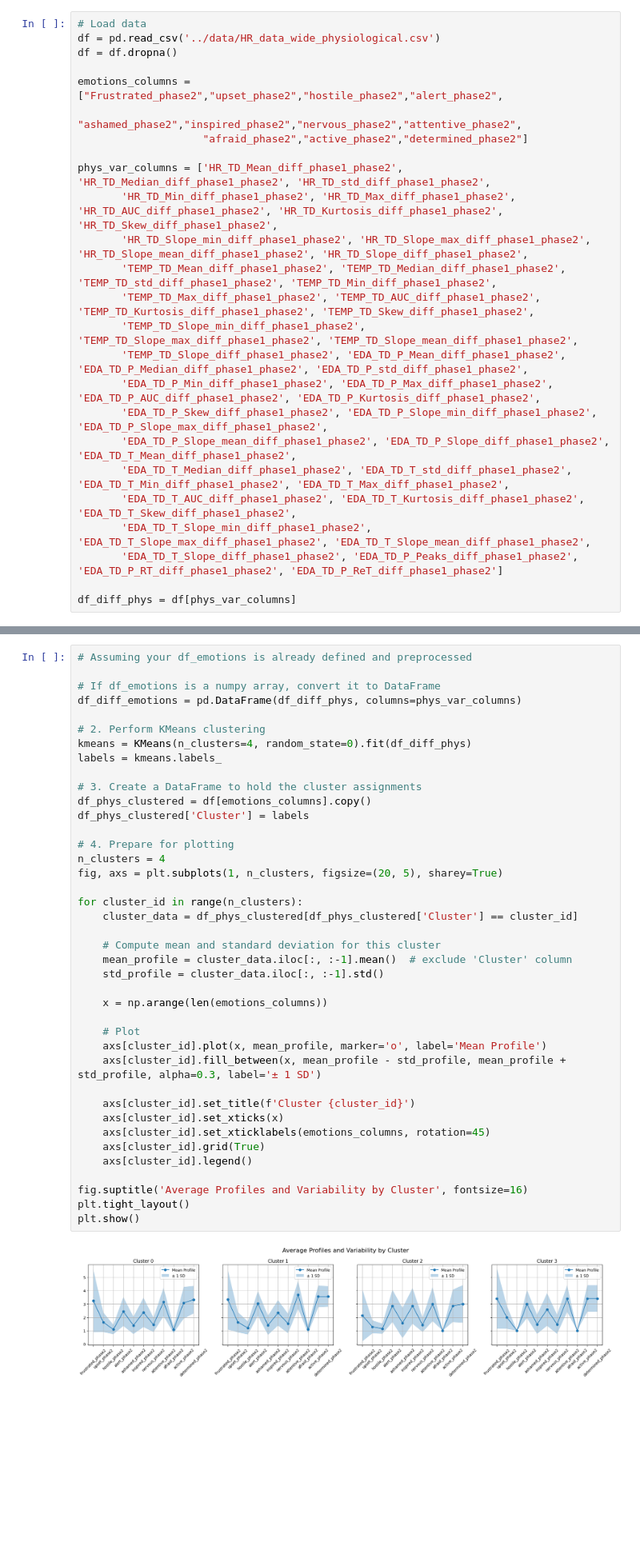
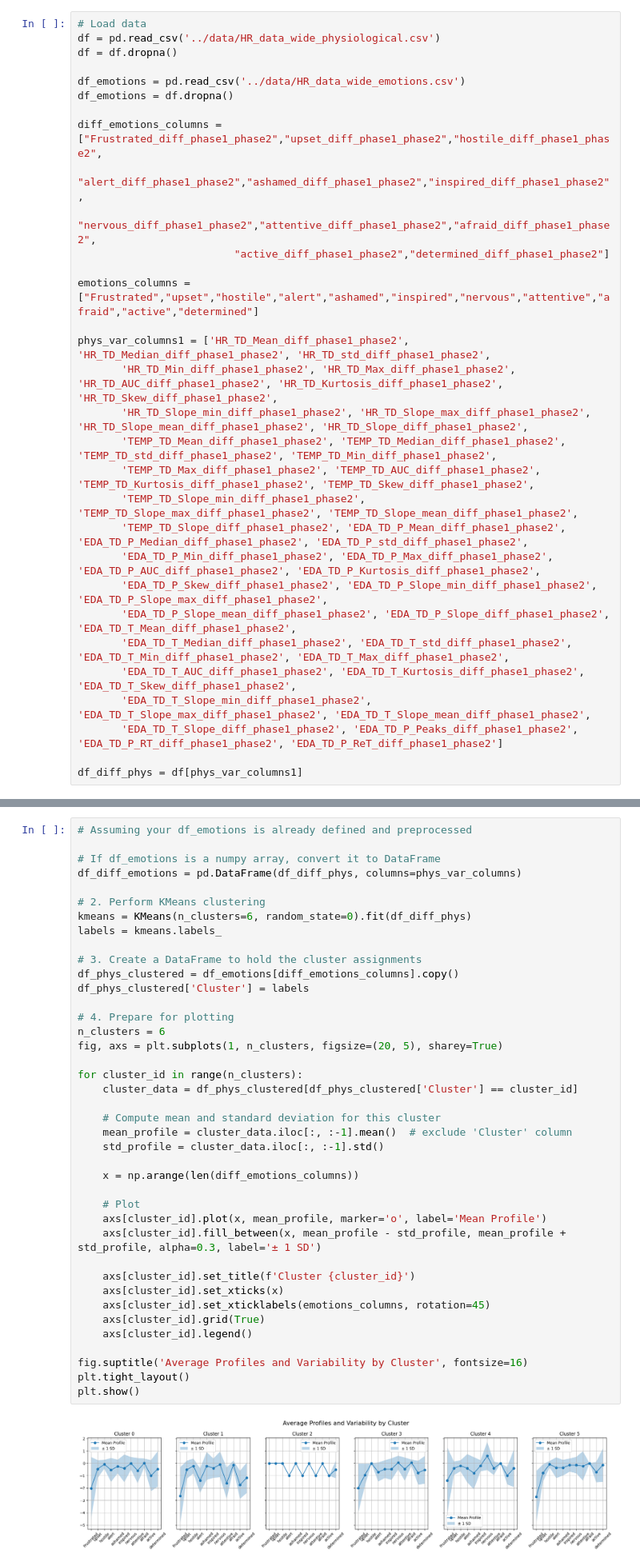
Before and after one commit to LuisMartindelCerro/CDA_case2, a Jupyter notebook: Python/Phys_Var_cluster_differences.ipynb, the cells around one changed output, grey strips where cells are left out. Shown: that part at 80% size. Saved outputs shown, nothing was run; the diff lists cells and outputs as text; blank space fills up the shorter version.

Commit message:
finished the phys_var_cluster_differences

```diff
--- a/Python/Phys_Var_cluster_differences.ipynb
+++ b/Python/Phys_Var_cluster_differences.ipynb
@@ -16,11 +16,17 @@ from sklearn.metrics import confusion_matrix
 df = pd.read_csv('../data/HR_data_wide_physiological.csv')
 df = df.dropna()
 
-emotions_columns = ["Frustrated_phase2","upset_phase2","hostile_phase2","alert_phase2",
-                    "ashamed_phase2","inspired_phase2","nervous_phase2","attentive_phase2",
-                    "afraid_phase2","active_phase2","determined_phase2"]
+df_emotions = pd.read_csv('../data/HR_data_wide_emotions.csv')
+df_emotions = df.dropna()
 
-phys_var_columns = ['HR_TD_Mean_diff_phase1_phase2', 'HR_TD_Median_diff_phase1_phase2', 'HR_TD_std_diff_phase1_phase2',
+diff_emotions_columns = ["Frustrated_diff_phase1_phase2","upset_diff_phase1_phase2","hostile_diff_phase1_phase2",
+                         "alert_diff_phase1_phase2","ashamed_diff_phase1_phase2","inspired_diff_phase1_phase2",
+                         "nervous_diff_phase1_phase2","attentive_diff_phase1_phase2","afraid_diff_phase1_phase2",
+                         "active_diff_phase1_phase2","determined_diff_phase1_phase2"]
+
+emotions_columns = ["Frustrated","upset","hostile","alert","ashamed","inspired","nervous","attentive","afraid","active","determined"]
+
+phys_var_columns1 = ['HR_TD_Mean_diff_phase1_phase2', 'HR_TD_Median_diff_phase1_phase2', 'HR_TD_std_diff_phase1_phase2',
        'HR_TD_Min_diff_phase1_phase2', 'HR_TD_Max_diff_phase1_phase2', 'HR_TD_AUC_diff_phase1_phase2', 'HR_TD_Kurtosis_diff_phase1_phase2', 'HR_TD_Skew_diff_phase1_phase2',
        'HR_TD_Slope_min_diff_phase1_phase2', 'HR_TD_Slope_max_diff_phase1_phase2', 'HR_TD_Slope_mean_diff_phase1_phase2', 'HR_TD_Slope_diff_phase1_phase2',
        'TEMP_TD_Mean_diff_phase1_phase2', 'TEMP_TD_Median_diff_phase1_phase2', 'TEMP_TD_std_diff_phase1_phase2', 'TEMP_TD_Min_diff_phase1_phase2',
@@ -35,7 +41,7 @@ phys_var_columns = ['HR_TD_Mean_diff_phase1_phase2', 'HR_TD_Median_diff_phase1_p
        'EDA_TD_T_Slope_min_diff_phase1_phase2', 'EDA_TD_T_Slope_max_diff_phase1_phase2', 'EDA_TD_T_Slope_mean_diff_phase1_phase2',
        'EDA_TD_T_Slope_diff_phase1_phase2', 'EDA_TD_P_Peaks_diff_phase1_phase2', 'EDA_TD_P_RT_diff_phase1_phase2', 'EDA_TD_P_ReT_diff_phase1_phase2']
 
-df_diff_phys = df[phys_var_columns]
+df_diff_phys = df[phys_var_columns1]
 # %%
 # Remove the NANs
 
@@ -129,38 +135,38 @@ plt.show()
 df_diff_emotions = pd.DataFrame(df_diff_phys, columns=phys_var_columns)
 
 # 2. Perform KMeans clustering
-kmeans = KMeans(n_clusters=4, random_state=0).fit(df_diff_phys)
+kmeans = KMeans(n_clusters=6, random_state=0).fit(df_diff_phys)
 labels = kmeans.labels_
 
 # 3. Create a DataFrame to hold the cluster assignments
-df_phys_clustered = df[emotions_columns].copy()
+df_phys_clustered = df_emotions[diff_emotions_columns].copy()
 df_phys_clustered['Cluster'] = labels
 
 # 4. Prepare for plotting
-n_clusters = 4
+n_clusters = 6
 fig, axs = plt.subplots(1, n_clusters, figsize=(20, 5), sharey=True)
 
 for cluster_id in range(n_clusters):
     cluster_data = df_phys_clustered[df_phys_clustered['Cluster'] == cluster_id]
 
     # Compute mean and standard deviation for this cluster
     mean_profile = cluster_data.iloc[:, :-1].mean()  # exclude 'Cluster' column
     std_profile = cluster_data.iloc[:, :-1].std()
 
-    x = np.arange(len(emotions_columns))
+    x = np.arange(len(diff_emotions_columns))
 
     # Plot
     axs[cluster_id].plot(x, mean_profile, marker='o', label='Mean Profile')
     axs[cluster_id].fill_between(x, mean_profile - std_profile, mean_profile + std_profile, alpha=0.3, label='± 1 SD')
 
     axs[cluster_id].set_title(f'Cluster {cluster_id}')
     axs[cluster_id].set_xticks(x)
     axs[cluster_id].set_xticklabels(emotions_columns, rotation=45)
     axs[cluster_id].grid(True)
     axs[cluster_id].legend()
 
 fig.suptitle('Average Profiles and Variability by Cluster', fontsize=16)
 plt.tight_layout()
 plt.show()
 # %% [output]
-[figure, old version]
+[figure, new version]
```
Also changed, not shown: parts of 14 cells of this notebook.
